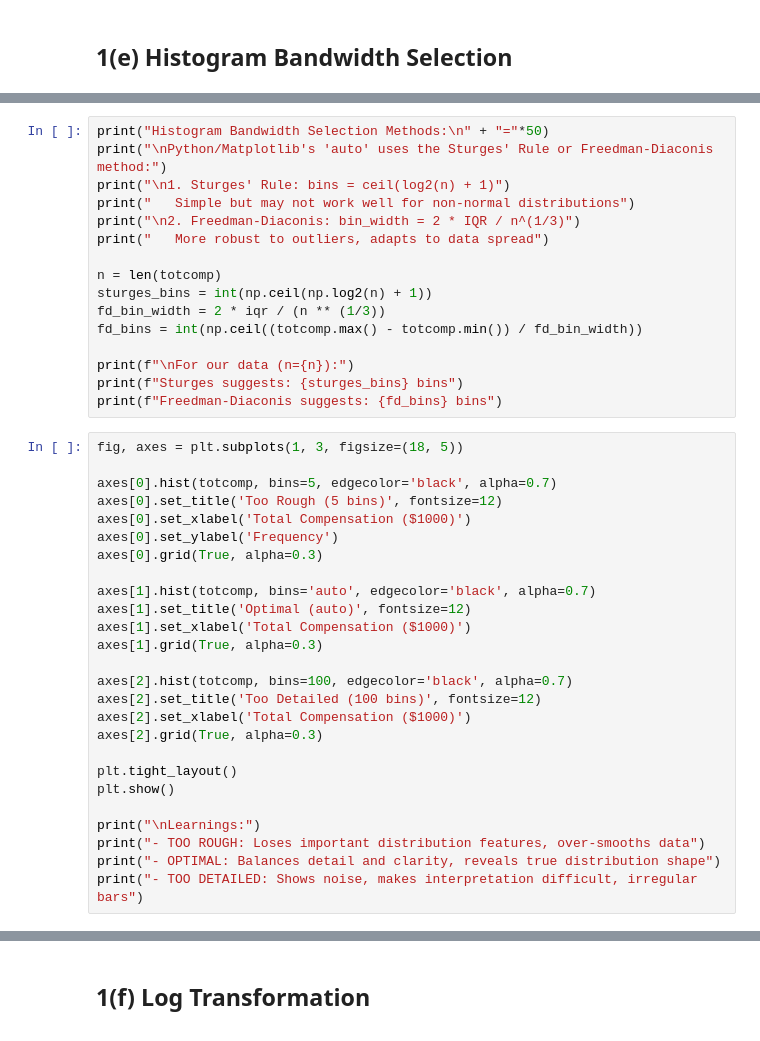
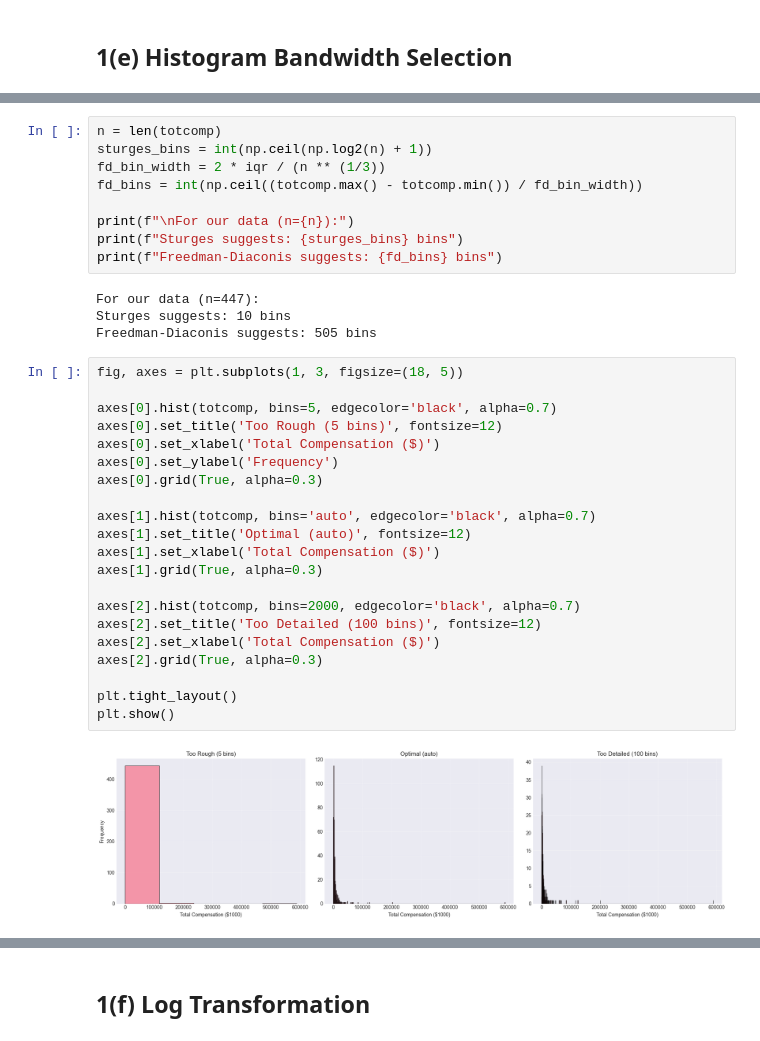
Before and after one commit to nuinashco/Statistics-UCU, a Jupyter notebook: hw1/task1.ipynb, the cells around one changed output, grey strips where cells are left out. Cells and saved outputs as stored; diff of their text form.

```diff
--- a/hw1/task1.ipynb
+++ b/hw1/task1.ipynb
@@ -215,11 +214,4 @@ The high positive skewness suggests we should primarily rely on median and quant
 # %%
-print("Histogram Bandwidth Selection Methods:\n" + "="*50)
-print("\nPython/Matplotlib's 'auto' uses the Sturges' Rule or Freedman-Diaconis method:")
-print("\n1. Sturges' Rule: bins = ceil(log2(n) + 1)")
-print("   Simple but may not work well for non-normal distributions")
-print("\n2. Freedman-Diaconis: bin_width = 2 * IQR / n^(1/3)")
-print("   More robust to outliers, adapts to data spread")
-
 n = len(totcomp)
 sturges_bins = int(np.ceil(np.log2(n) + 1))
 fd_bin_width = 2 * iqr / (n ** (1/3))
@@ -228,29 +220,30 @@ fd_bins = int(np.ceil((totcomp.max() - totcomp.min()) / fd_bin_width))
 print(f"\nFor our data (n={n}):")
 print(f"Sturges suggests: {sturges_bins} bins")
 print(f"Freedman-Diaconis suggests: {fd_bins} bins")
+# %% [output]
+For our data (n=447):
+Sturges suggests: 10 bins
+Freedman-Diaconis suggests: 505 bins
 # %%
 fig, axes = plt.subplots(1, 3, figsize=(18, 5))
 
 axes[0].hist(totcomp, bins=5, edgecolor='black', alpha=0.7)
 axes[0].set_title('Too Rough (5 bins)', fontsize=12)
-axes[0].set_xlabel('Total Compensation ($1000)')
+axes[0].set_xlabel('Total Compensation ($)')
 axes[0].set_ylabel('Frequency')
 axes[0].grid(True, alpha=0.3)
 
 axes[1].hist(totcomp, bins='auto', edgecolor='black', alpha=0.7)
 axes[1].set_title('Optimal (auto)', fontsize=12)
-axes[1].set_xlabel('Total Compensation ($1000)')
+axes[1].set_xlabel('Total Compensation ($)')
 axes[1].grid(True, alpha=0.3)
 
-axes[2].hist(totcomp, bins=100, edgecolor='black', alpha=0.7)
+axes[2].hist(totcomp, bins=2000, edgecolor='black', alpha=0.7)
 axes[2].set_title('Too Detailed (100 bins)', fontsize=12)
-axes[2].set_xlabel('Total Compensation ($1000)')
+axes[2].set_xlabel('Total Compensation ($)')
 axes[2].grid(True, alpha=0.3)
 
 plt.tight_layout()
 plt.show()
-
-print("\nLearnings:")
-print("- TOO ROUGH: Loses important distribution features, over-smooths data")
-print("- OPTIMAL: Balances detail and clarity, reveals true distribution shape")
-print("- TOO DETAILED: Shows noise, makes interpretation difficult, irregular bars")
+# %% [output]
+[figure, added]
```
Also changed, not shown: parts of 37 cells of this notebook.
